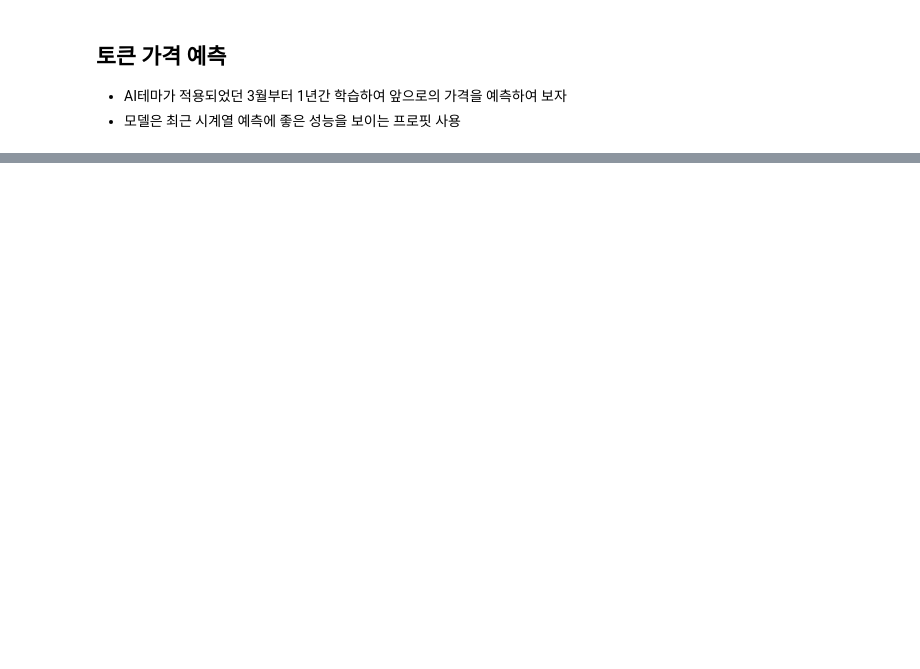
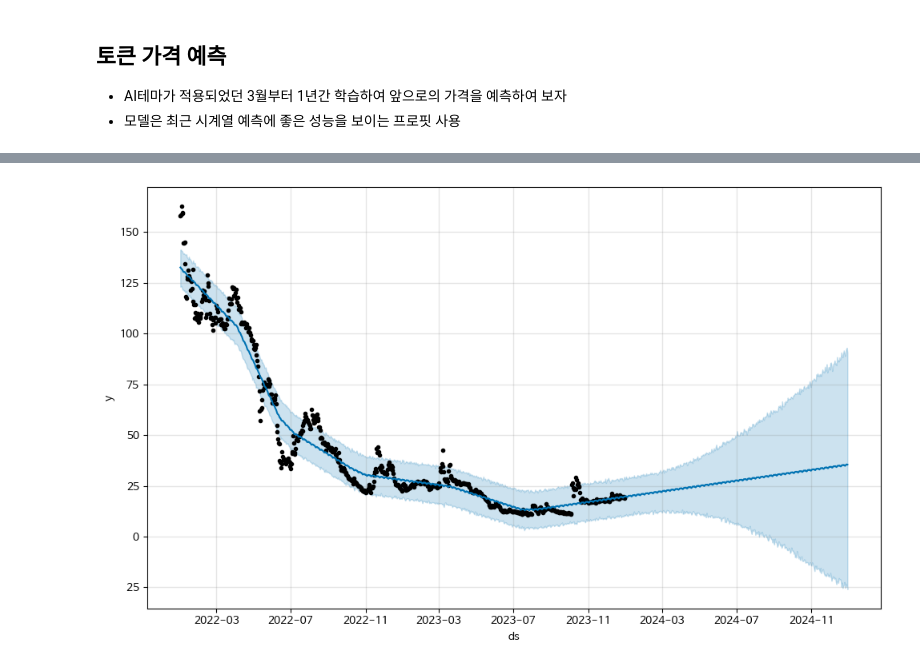
Before and after one commit to entangelk/poliris_news, a Jupyter notebook: docs/analysis/stock_analysis.ipynb, the cells around one changed output, grey strips where cells are left out. Saved outputs shown, nothing was run; the diff lists cells and outputs as text; code cells hidden in the pictures; blank space fills up the shorter version.

```diff
--- a/docs/analysis/stock_analysis.ipynb
+++ b/docs/analysis/stock_analysis.ipynb
@@ -496,0 +521,4 @@ model = Prophet()
+# %%
+model_unai = Prophet()
+# %%
+model_unai.fit(fit_token_data.query('ds < "2024-01-01"'))
@@ -496,0 +529,8 @@ model = Prophet()
+# %%
+future_dates_un = model_unai.make_future_dataframe(periods=365)
+# %%
+forecast_un = model_unai.predict(future_dates_un)
+# %%
+fig_un = model_unai.plot(forecast_un)
+# %% [output]
+[figure, added]
```
Also changed, not shown: parts of 13 cells of this notebook, 4 other files.
